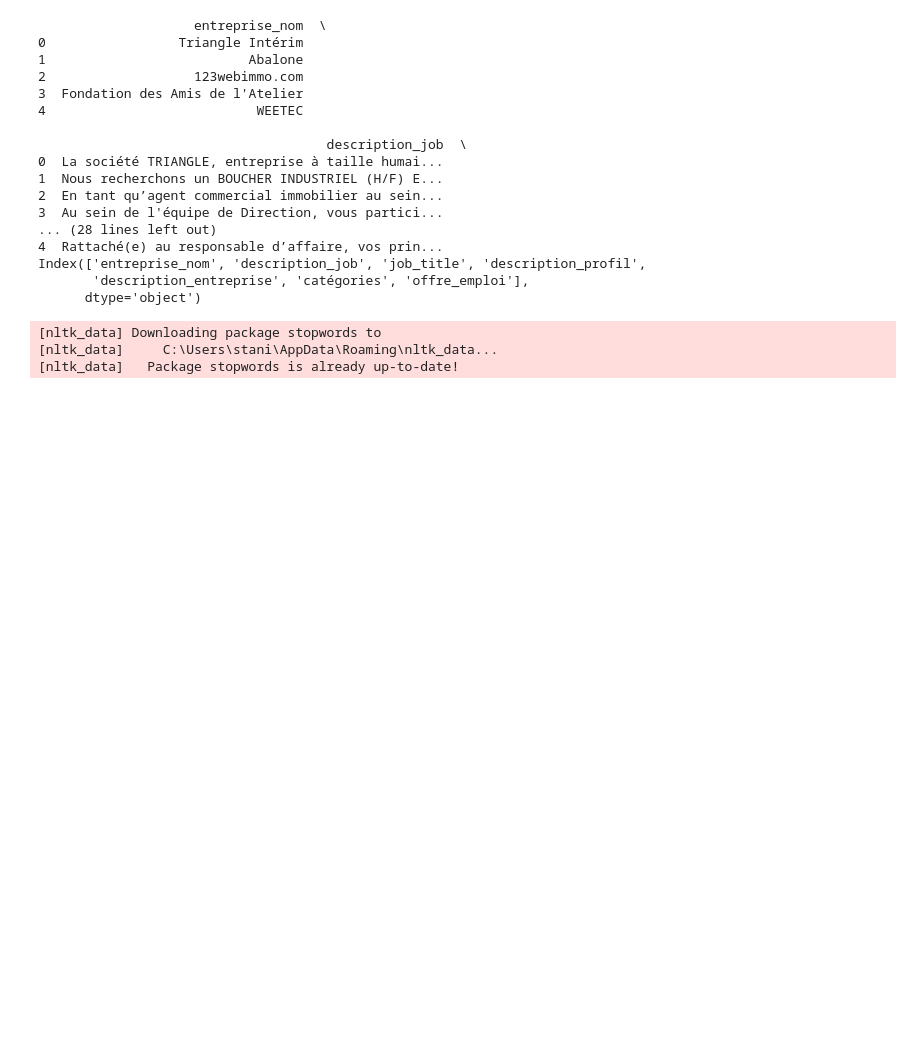
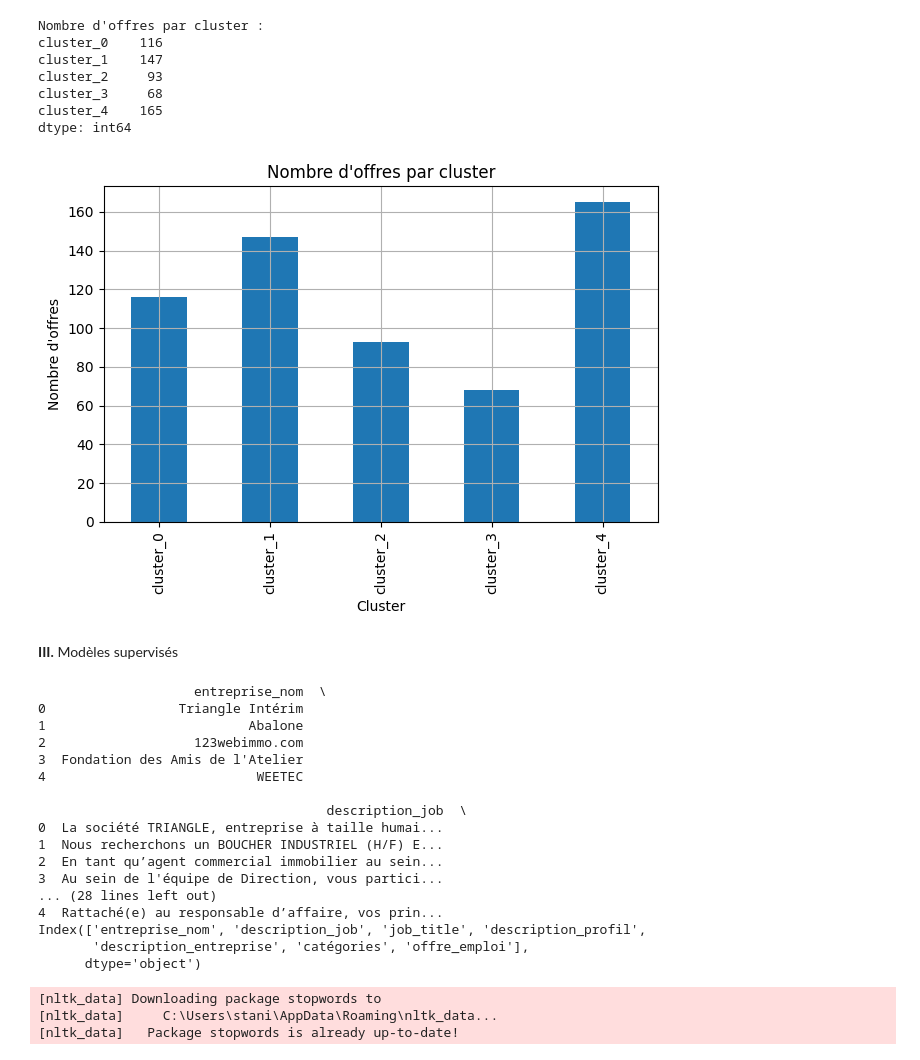
Before and after one commit to philipaslls/statapp, a Jupyter notebook: main.ipynb, the cells around one changed output. Drawn from its saved outputs; the diff is of its cells as text; code cells hidden in the pictures; blank space fills up the shorter version.

```diff
--- a/main.ipynb
+++ b/main.ipynb
@@ -231,3 +349,32 @@ df["valeur_dominante_2"] = df["offre_emploi"].apply(lambda x: classify_offer2(x)
+# %%
+# Chargement du fichier de clustering
+df_clusters = pd.read_csv("kmeans_clusters.csv", sep=";", low_memory=False)
+
+# Comptage du nombre d'offres non nulles dans chaque cluster
+cluster_counts = df_clusters.notna().sum()
+
+# Affichage des résultats
+print("Nombre d'offres par cluster :")
+print(cluster_counts)
+
+cluster_counts.plot(kind='bar')
+plt.title("Nombre d'offres par cluster")
+plt.xlabel("Cluster")
+plt.ylabel("Nombre d'offres")
+plt.grid(True)
+plt.tight_layout()
+plt.show()
+# %% [output]
+Nombre d'offres par cluster :
+cluster_0    116
+cluster_1    147
+cluster_2     93
+cluster_3     68
+cluster_4    165
+dtype: int64
+[figure, added]
+# %% [markdown]
+**III.**    Modèles supervisés
 # %%
 #import du fichier
 
```
Also changed, not shown: parts of 7 cells of this notebook.
